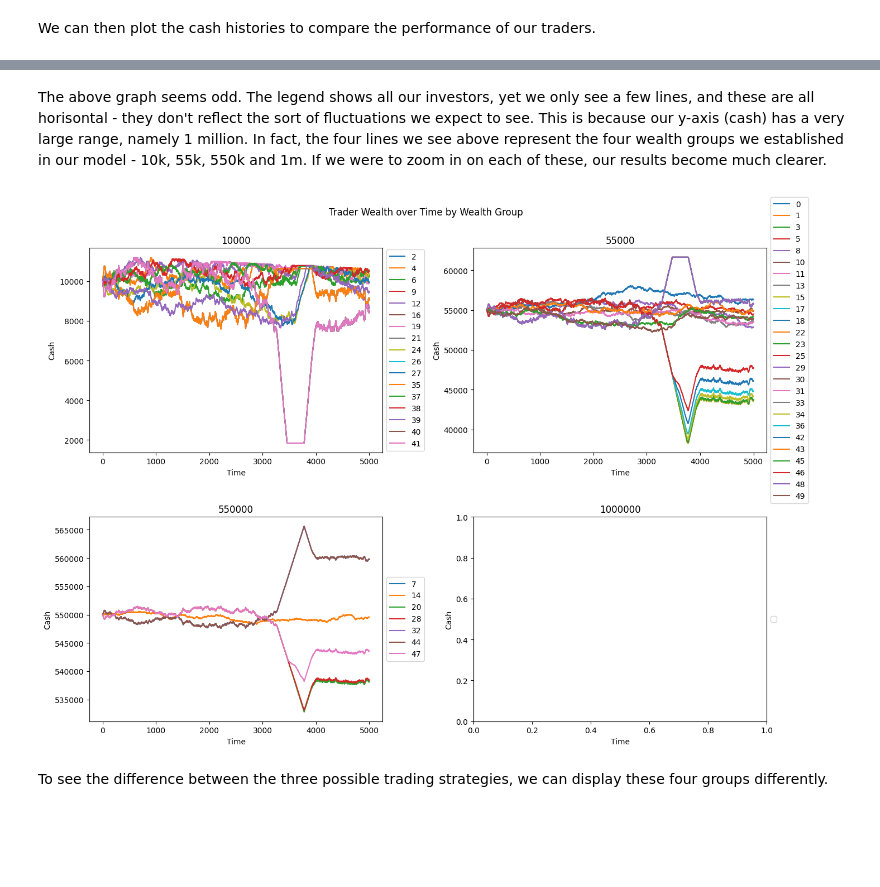
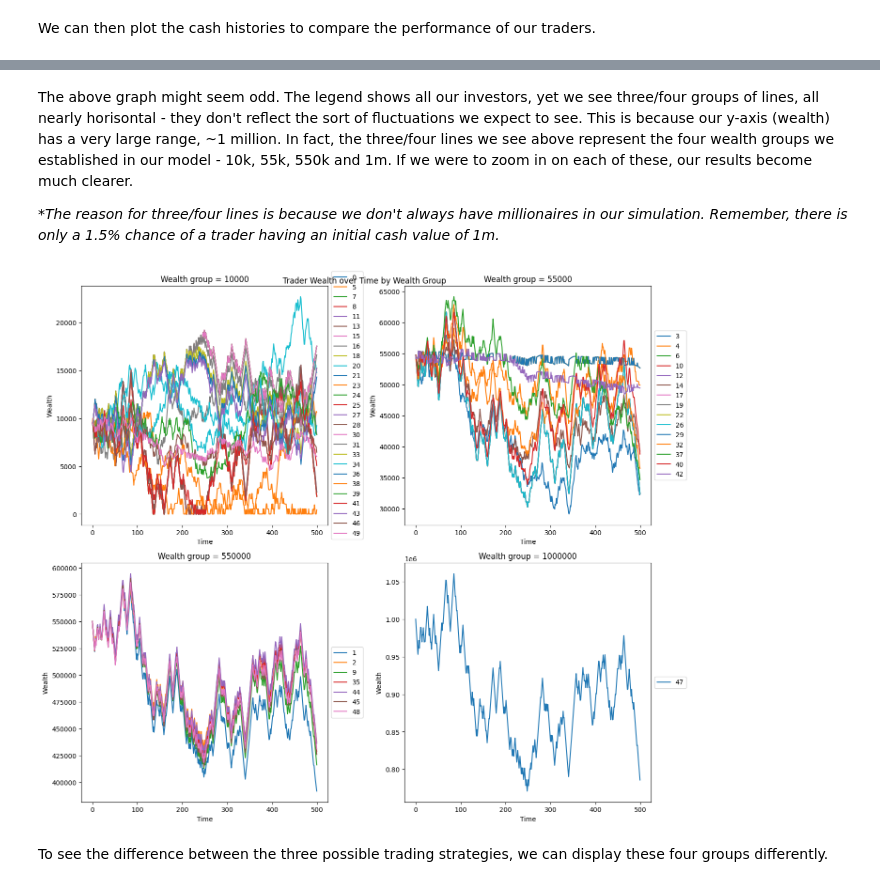
Before and after one commit to wiaanjvr/market_simulation, a Jupyter notebook: market_sim.ipynb, the cells around one changed output, grey strips where cells are left out. Cells and saved outputs as stored; diff of their text form; code cells hidden in the pictures; blank space fills up the shorter version.

```diff
--- a/market_sim.ipynb
+++ b/market_sim.ipynb
@@ -308,12 +328,12 @@ def create_traders(num_traders, total_shares):
 # %% [markdown]
 In our updated __create_traders__ function, we now add __total_shares__ as a parameter (default 1 million shares) and use this to set the initial price of our instrument. Once we have each trader's initial capital and the price of our instrument, we allocate the shares between the traders accordingly. After that we update our main __simulate_market__ and check that it works.
 # %%
-def simulate_market(num_traders, time_steps, total_shares=50000):
+def simulate_market(num_traders, time_steps, transaction_fee_perc=0.75, total_shares=50000):
     traders, initial_price = create_traders(num_traders, total_shares)
     print_trader_counts(traders)
-    ph = run_sim(traders, initial_price, [initial_price], time_steps)
+    ph = run_sim(traders, initial_price, [initial_price], time_steps, transaction_fee_perc)
     plot_price(ph)
 
-simulate_market(50, 1000)
+simulate_market(50, 100)
 # %% [output]
 Random traders: 17
@@ -327,11 +347,12 @@ It would be interesting to track each of our trader's wealth throughout time. A
 # %%
 class Trader:
 
-    def __init__(self, strategy, cash, shares):
+    def __init__(self, strategy, cash, shares, wealth_group):
         self.strategy = strategy
         self.cash = cash
         self.shares = shares
-        self.cash_history = []
+        self.wealth_group = wealth_group
+        self.share_history = []
 
     def decide(self, current_price, price_history):
         if self.strategy == 'random':
@@ -356,7 +377,7 @@ def initiate_orders(traders, price, price_history):
     sell_orders = []
 
     for trader in traders:
-        trader.cash_history.append(trader.cash)
+        trader.share_history.append(trader.shares)
         decision = trader.decide(price, price_history)
         if (decision == 'buy') and (trader.cash >= price):
             buy_orders.append(trader)
@@ -365,7 +386,7 @@ def initiate_orders(traders, price, price_history):
 
     return buy_orders, sell_orders
 
-def run_sim(traders, price, price_history, time_steps):
+def run_sim(traders, price, price_history, time_steps, transaction_fee_perc):
     for _ in range(time_steps):
         if (len(price_history) == 1):
             buy_orders, sell_orders = initiate_orders(traders, price, price_history)
@@ -373,18 +394,18 @@ def run_sim(traders, price, price_history, time_steps):
             buy_orders, sell_orders = initiate_orders(traders, price, price_history[:-1])
 
         num_matched = min(len(buy_orders), len(sell_orders))
-        buy_orders, sell_orders = execute_trades(num_matched, buy_orders, sell_orders)
+        buy_orders, sell_orders = execute_trades(num_matched, buy_orders, sell_orders, transaction_fee_perc)
         price, price_history = adjust_price(buy_orders, sell_orders, num_matched, price, price_history)
 
     return price_history
 
-def simulate_market(num_traders, time_steps, total_shares=50000):
+def simulate_market(num_traders, time_steps, transaction_fee_perc=0.75, total_shares=10000):
     traders, initial_price = create_traders(num_traders, total_shares)
     print_trader_counts(traders)
-    ph = run_sim(traders, initial_price, [initial_price], time_steps)
+    ph = run_sim(traders, initial_price, [initial_price], time_steps, transaction_fee_perc)
     plot_price(ph)
 
-    return traders
+    return traders, ph
 
-traders = simulate_market(100, 5000)
+traders, ph = simulate_market(50, 500)
 # %% [output]
@@ -398,10 +419,11 @@ We can then plot the cash histories to compare the performance of our traders.
 plt.figure(figsize=(10, 10))
 lgd = []
 for i in range(50):
-    plt.plot(traders[i].cash_history)
+    share_value = [traders[i].share_history[j] * ph[j] for j in range(len(traders[i].share_history))]
+    plt.plot(share_value)
     lgd.append(i)
 plt.title(f"Trader Wealth over Time")
-plt.ylabel("Cash")
+plt.ylabel("Wealth")
 plt.xlabel("Time")
 plt.legend(lgd, loc='center left', bbox_to_anchor=(1, 0.5))
 plt.tight_layout()
@@ -411,36 +433,39 @@ plt.show()
 # %% [markdown]
-The above graph seems odd. The legend shows all our investors, yet we only see a few lines, and these are all horisontal - they don't reflect the sort of fluctuations we expect to see. This is because our y-axis (cash) has a very large range, namely 1 million. In fact, the four lines we see above represent the four wealth groups we established in our model - 10k, 55k, 550k and 1m. If we were to zoom in on each of these, our results become much clearer.
+The above graph might seem odd. The legend shows all our investors, yet we see three/four groups of lines, all nearly horisontal - they don't reflect the sort of fluctuations we expect to see. This is because our y-axis (wealth) has a very large range, ~1 million. In fact, the three/four lines we see above represent the four wealth groups we established in our model - 10k, 55k, 550k and 1m. If we were to zoom in on each of these, our results become much clearer.
+
+_*The reason for three/four lines is because we don't always have millionaires in our simulation. Remember, there is only a 1.5% chance of a trader having an initial cash value of 1m._
 # %%
 def plot_traders_wealth(traders, group):
     lgd = []
     for i in range(50):
-        if (traders[i].cash_history[0] == group):
-            plt.plot(traders[i].cash_history)
+        if (traders[i].wealth_group == group):
+            share_value = [traders[i].share_history[j] * ph[j] for j in range(len(traders[i].share_history))]
+            plt.plot(share_value)
             lgd.append(i)
-    plt.title(f"{group}")
-    plt.ylabel("Cash")
+    plt.title(f"Wealth group = {group}")
+    plt.ylabel("Wealth")
     plt.xlabel("Time")
     plt.legend(lgd, loc='center left', bbox_to_anchor=(1, 0.5))
     plt.tight_layout()
 
-plt.figure(figsize=(14, 10))
+plt.figure(figsize=(14, 12))
 
 plt.subplot(2,2,1)
 plot_traders_wealth(traders, 10000)
 
 plt.subplot(2,2,2)
 plot_traders_wealth(traders, 55000)
 
 plt.subplot(2,2,3)
 plot_traders_wealth(traders, 550000)
 
 plt.subplot(2,2,4)
 plot_traders_wealth(traders, 1000000)
 
 plt.suptitle("Trader Wealth over Time by Wealth Group")
 plt.show()
 # %% [output]
-[figure, old version]
+[figure, new version]
 # %% [markdown]
 To see the difference between the three possible trading strategies, we can display these four groups differently.
 # %%
```
Also changed, not shown: parts of 20 cells of this notebook.
